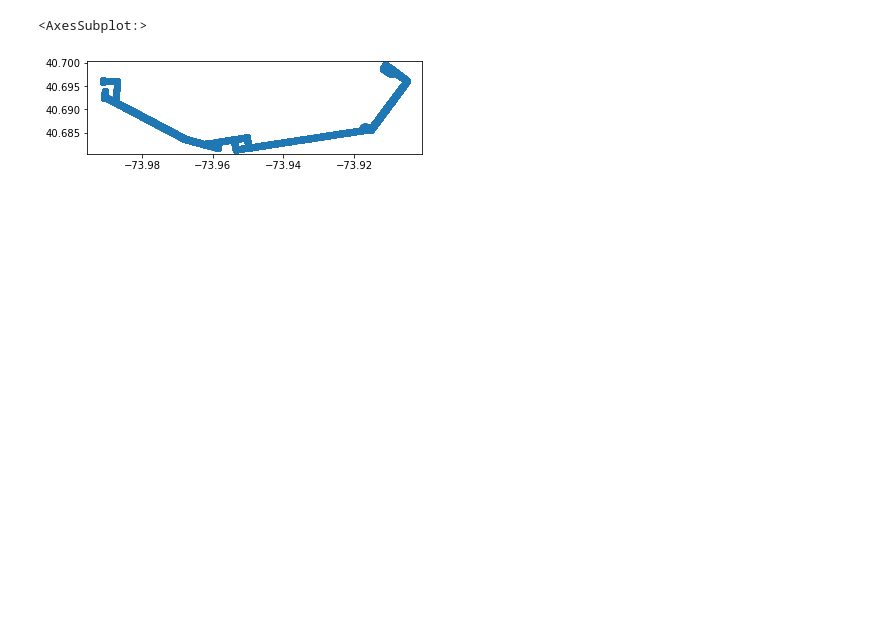
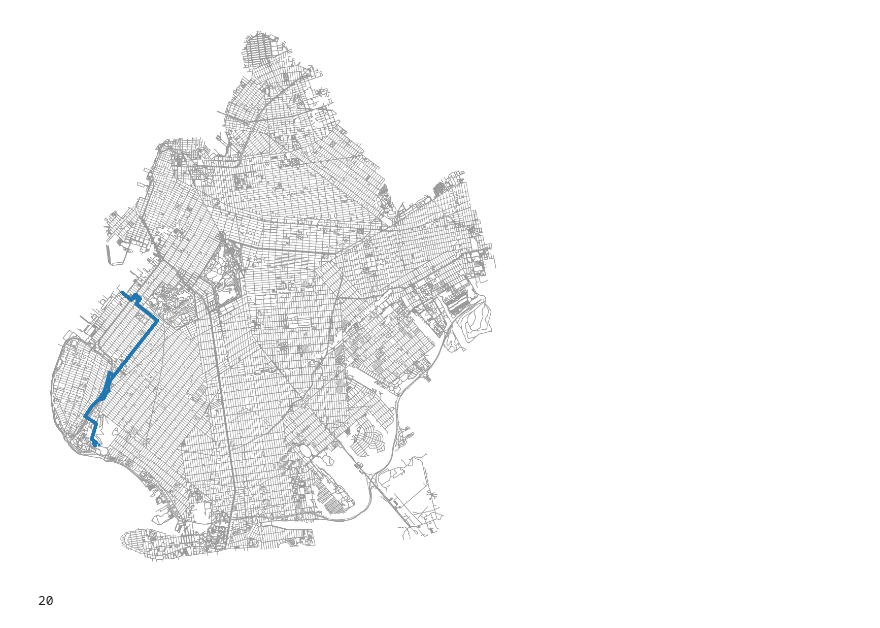
Before and after one commit to cpcarey/nyu-cusp-mlc-bus, a Jupyter notebook: notebooks/group_trajectories.ipynb, the cells around one changed output. Cells and saved outputs as stored; diff of their text form; code cells hidden in the pictures; blank space fills up the shorter version.

```diff
--- a/notebooks/group_trajectories.ipynb
+++ b/notebooks/group_trajectories.ipynb
@@ -36,5 +58,5 @@ b_gdf.head()
 # %%
 b_gdf = b_gdf[['bus_id', 'x', 'datetime', 'latitude', 'longitude', 'geometry']]
-b_gdf['datetime'] = pd.to_datetime(b_gdf['datetime']) - datetime.timedelta(hours=12)
+b_gdf['datetime'] = pd.to_datetime(b_gdf['datetime']).dt.tz_localize(None)
 # %%
 b_gdf = b_gdf.sort_values(by=['bus_id', 'datetime'])
@@ -43,5 +81,7 @@ b_gdf.to_csv(f'{EXPORTS_DIR}/{ROUTE.lower()}_all_trajectories.csv', index=False)
-# %%
-b_gdf.plot()
-# %% [output]
-<AxesSubplot:>
-[figure, removed]
+# %%
+fig, ax = plt.subplots(figsize=(20, 20))
+ox.plot_graph(bk, ax=ax, bgcolor=None, node_size=0, show=False, close=False)
+b_gdf.plot(ax=ax, zorder=20, markersize=20)
+plt.show()
+# %% [output]
+[figure, added]
@@ -47,0 +132,5 @@ b_gdf.plot()
+# %%
+trajectories = get_trajectories(b_gdf)[0:20]
+display(len(trajectories))
+# %% [output]
+20
```
Also changed, not shown: parts of 36 cells of this notebook, 7 other files.
